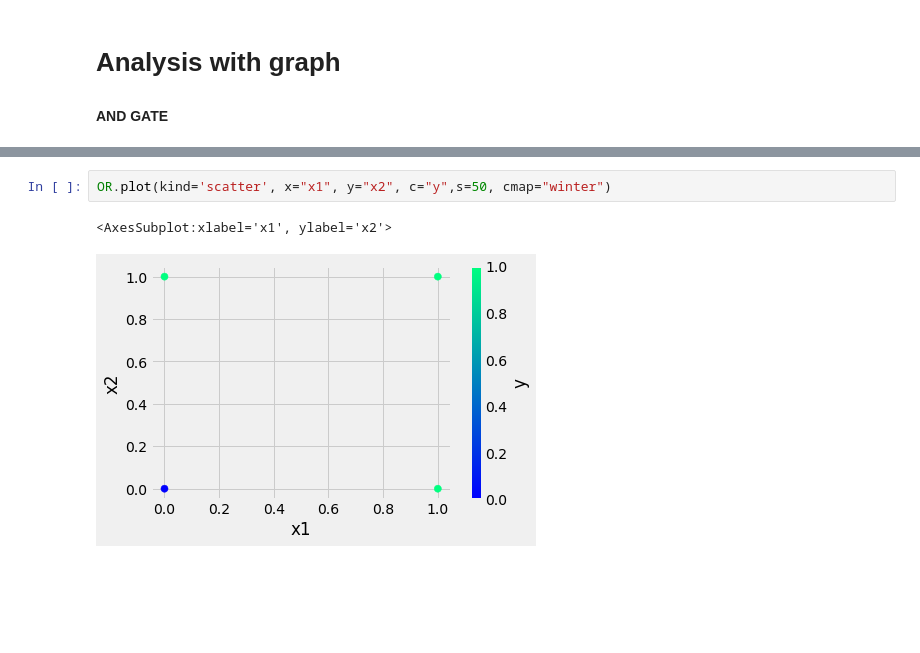
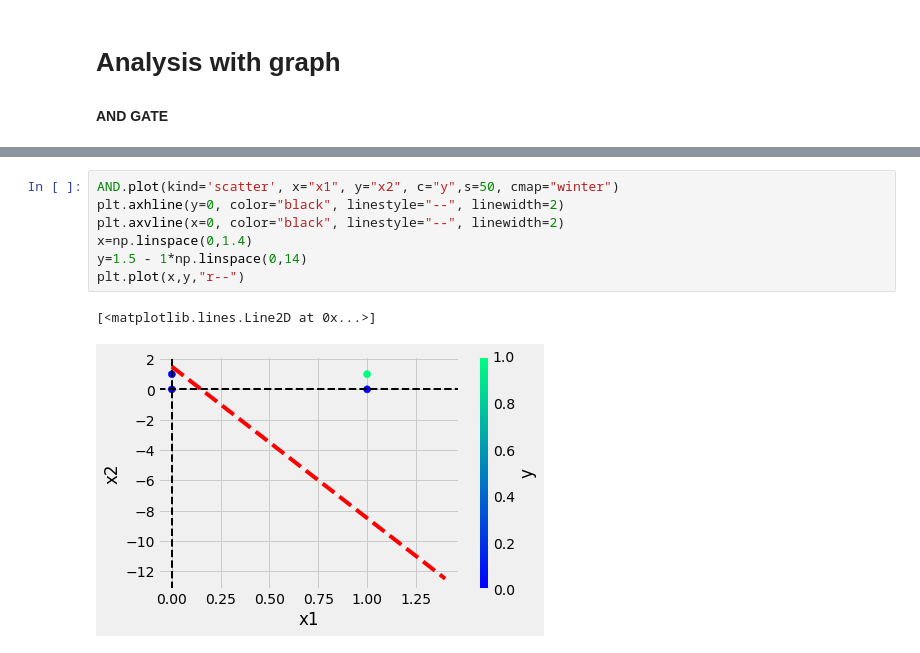
Before and after one commit to ds-fau-ck/DVC-Tensorflow, a Jupyter notebook: Neural_Network/Percptron.ipynb, the cells around one changed output, grey strips where cells are left out. Saved outputs shown, nothing was run; the diff lists cells and outputs as text; blank space fills up the shorter version.

Commit message:
final update with graph

```diff
--- a/Neural_Network/Percptron.ipynb
+++ b/Neural_Network/Percptron.ipynb
@@ -244,5 +239,10 @@ AND.plot(kind='scatter', x="x1", y="x2", c="y",s=50, cmap="winter")
-# %%
-OR.plot(kind='scatter', x="x1", y="x2", c="y",s=50, cmap="winter")
-# %% [output]
-<AxesSubplot:xlabel='x1', ylabel='x2'>
-[figure, removed]
+# %%
+AND.plot(kind='scatter', x="x1", y="x2", c="y",s=50, cmap="winter")
+plt.axhline(y=0, color="black", linestyle="--", linewidth=2)
+plt.axvline(x=0, color="black", linestyle="--", linewidth=2)
+x=np.linspace(0,1.4)
+y=1.5 - 1*np.linspace(0,14)
+plt.plot(x,y,"r--")
+# %% [output]
+[<matplotlib.lines.Line2D at 0x...>]
+[figure, added]
```
Also changed, not shown: parts of 5 cells of this notebook.
